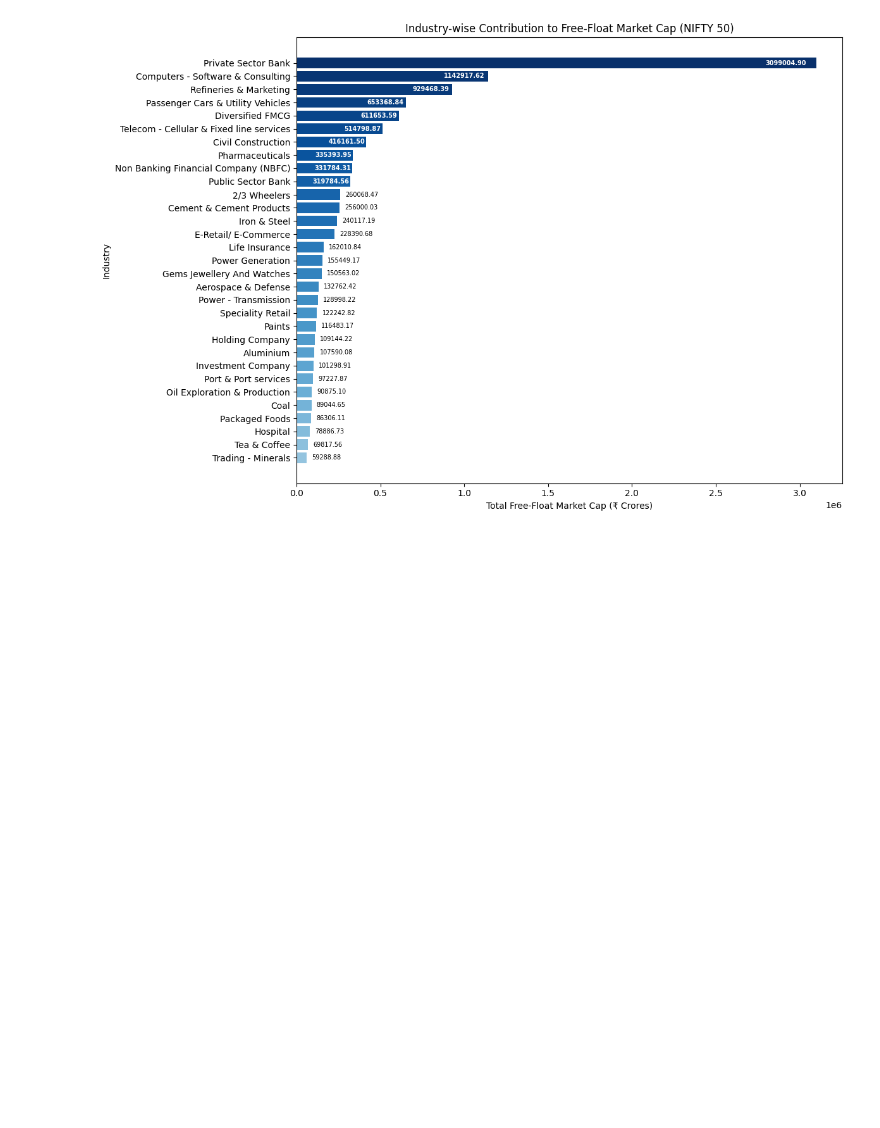
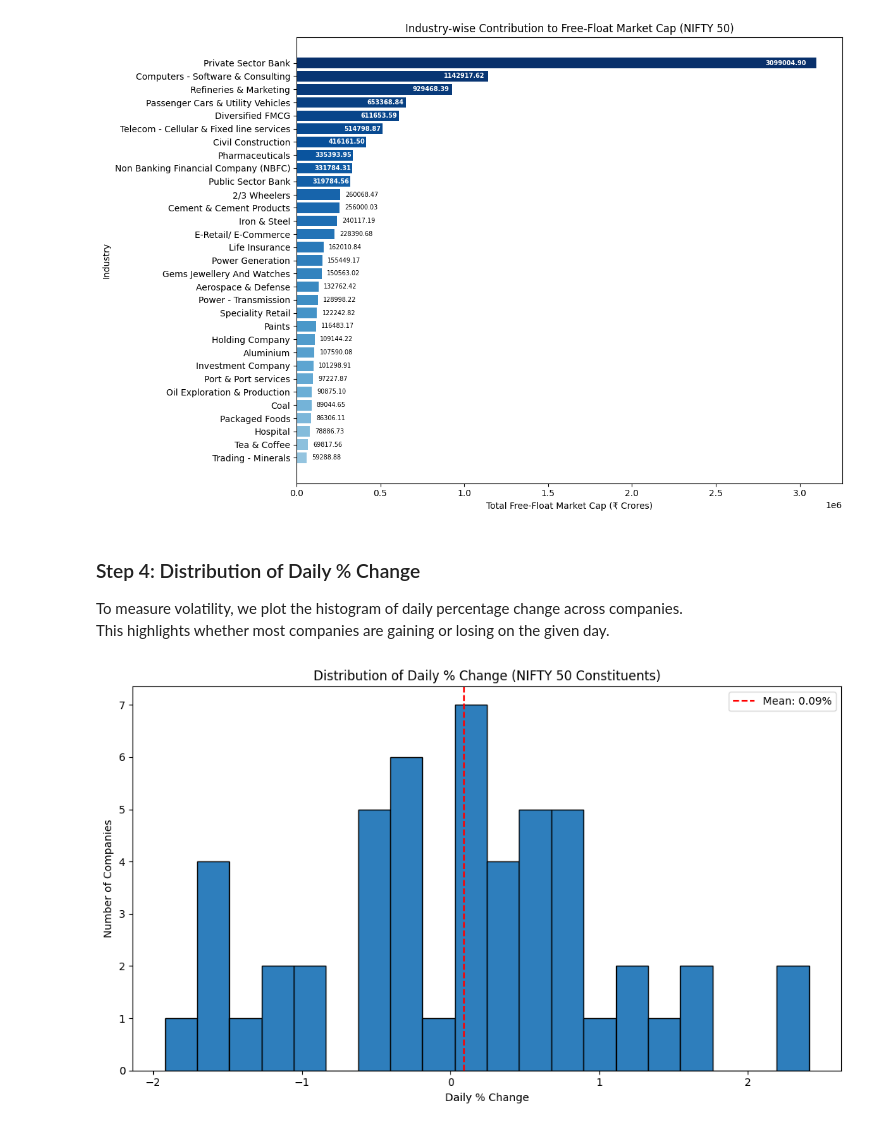
Before and after one commit to Aditya-Paul-2003/ind_stock_analysis, a Jupyter notebook: notebooks/plot_stock_summary.ipynb, the cells around one changed output. Cells and saved outputs as stored; diff of their text form; code cells hidden in the pictures; blank space fills up the shorter version.

Commit message:
added more plots

```diff
--- a/notebooks/plot_stock_summary.ipynb
+++ b/notebooks/plot_stock_summary.ipynb
@@ -177,3 +180,27 @@ plt.tight_layout()
 plt.show()
 # %% [output]
 [figure]
+# %% [markdown]
+### Step 4: Distribution of Daily % Change
+To measure volatility, we plot the histogram of daily percentage change across companies.
+This highlights whether most companies are gaining or losing on the given day.
+# %%
+import matplotlib.pyplot as plt
+
+# ✅ Plot histogram of Daily % Change
+plt.figure(figsize=(10,6))
+
+shade = plt.cm.Blues(0.70)
+plt.hist(df["perc_change"], bins=20, edgecolor="black", color=shade)
+
+plt.xlabel("Daily % Change")
+plt.ylabel("Number of Companies")
+plt.title("Distribution of Daily % Change (NIFTY 50 Constituents)")
+
+plt.axvline(df["perc_change"].mean(), color="red", linestyle="dashed", linewidth=1.5, label=f"Mean: {df['perc_change'].mean():.2f}%")
+plt.legend()
+
+plt.tight_layout()
+plt.show()
+# %% [output]
+[figure, added]
```
Also changed, not shown: parts of 18 cells of this notebook.
